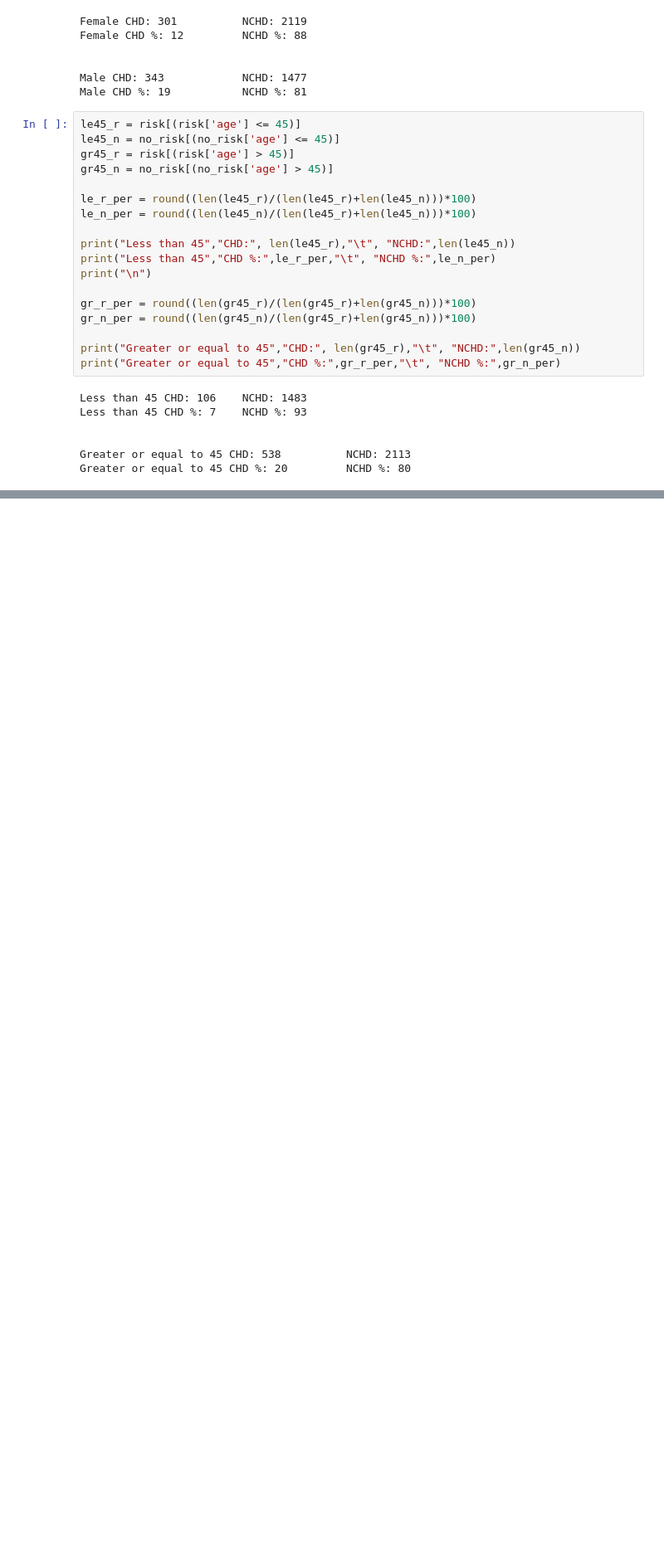
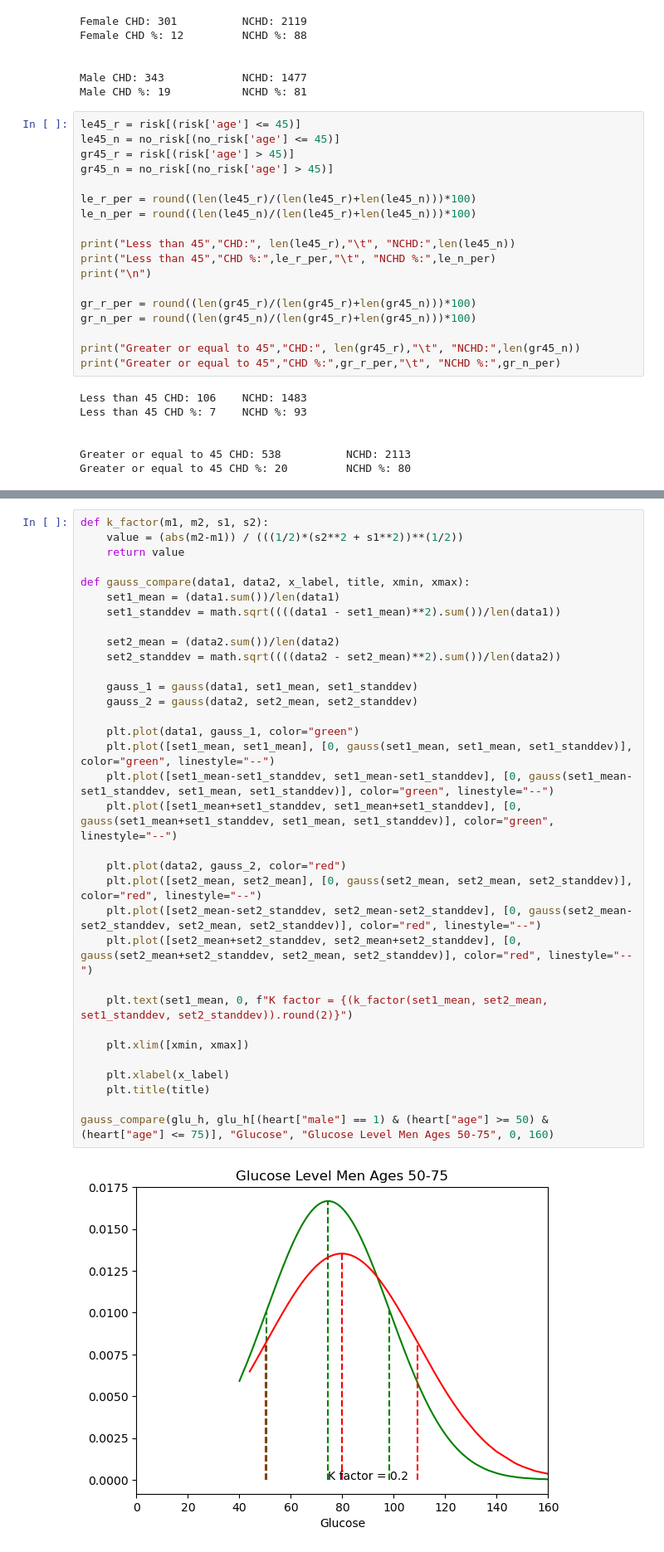
Before and after one commit to BriA827/data_analysis, a Jupyter notebook: framingham-heart-study.ipynb, the cells around one changed output, grey strips where cells are left out. Shown at 83% size. Saved outputs shown, nothing was run; the diff lists cells and outputs as text; blank space fills up the shorter version.

```diff
--- a/framingham-heart-study.ipynb
+++ b/framingham-heart-study.ipynb
@@ -217,0 +351,35 @@ four_cha = num_per(risk, no_risk, "education", 4)
+# %%
+def k_factor(m1, m2, s1, s2):
+    value = (abs(m2-m1)) / (((1/2)*(s2**2 + s1**2))**(1/2))
+    return value
+
+def gauss_compare(data1, data2, x_label, title, xmin, xmax):
+    set1_mean = (data1.sum())/len(data1)
+    set1_standdev = math.sqrt((((data1 - set1_mean)**2).sum())/len(data1))
+
+    set2_mean = (data2.sum())/len(data2)
+    set2_standdev = math.sqrt((((data2 - set2_mean)**2).sum())/len(data2))
+
+    gauss_1 = gauss(data1, set1_mean, set1_standdev)
+    gauss_2 = gauss(data2, set2_mean, set2_standdev)
+
+    plt.plot(data1, gauss_1, color="green")
+    plt.plot([set1_mean, set1_mean], [0, gauss(set1_mean, set1_mean, set1_standdev)], color="green", linestyle="--")
+    plt.plot([set1_mean-set1_standdev, set1_mean-set1_standdev], [0, gauss(set1_mean-set1_standdev, set1_mean, set1_standdev)], color="green", linestyle="--")
+    plt.plot([set1_mean+set1_standdev, set1_mean+set1_standdev], [0, gauss(set1_mean+set1_standdev, set1_mean, set1_standdev)], color="green", linestyle="--")
+
+    plt.plot(data2, gauss_2, color="red")
+    plt.plot([set2_mean, set2_mean], [0, gauss(set2_mean, set2_mean, set2_standdev)], color="red", linestyle="--")
+    plt.plot([set2_mean-set2_standdev, set2_mean-set2_standdev], [0, gauss(set2_mean-set2_standdev, set2_mean, set2_standdev)], color="red", linestyle="--")
+    plt.plot([set2_mean+set2_standdev, set2_mean+set2_standdev], [0, gauss(set2_mean+set2_standdev, set2_mean, set2_standdev)], color="red", linestyle="--")
+
+    plt.text(set1_mean, 0, f"K factor = {(k_factor(set1_mean, set2_mean, set1_standdev, set2_standdev)).round(2)}")
+
+    plt.xlim([xmin, xmax])
+
+    plt.xlabel(x_label)
+    plt.title(title)
+
+gauss_compare(glu_h, glu_h[(heart["male"] == 1) & (heart["age"] >= 50) & (heart["age"] <= 75)], "Glucose", "Glucose Level Men Ages 50-75", 0, 160)
+# %% [output]
+[figure, added]
```
Also changed, not shown: parts of 12 cells of this notebook.
